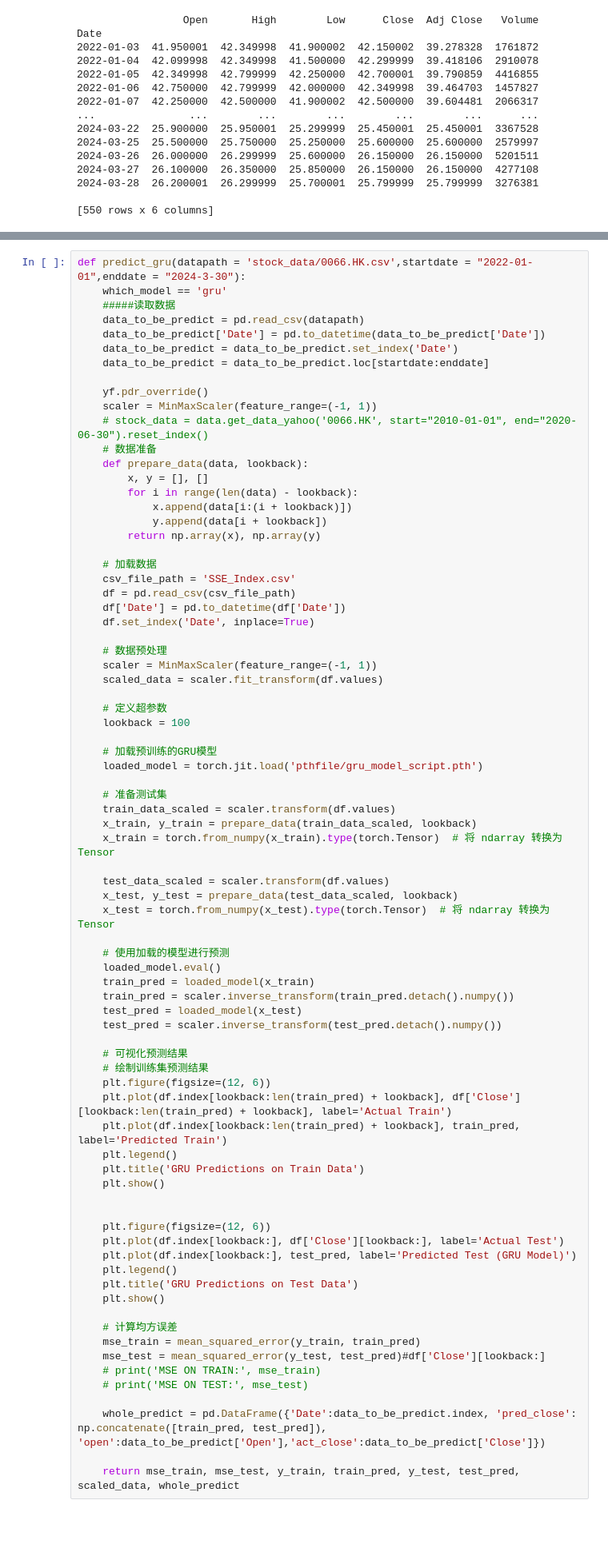
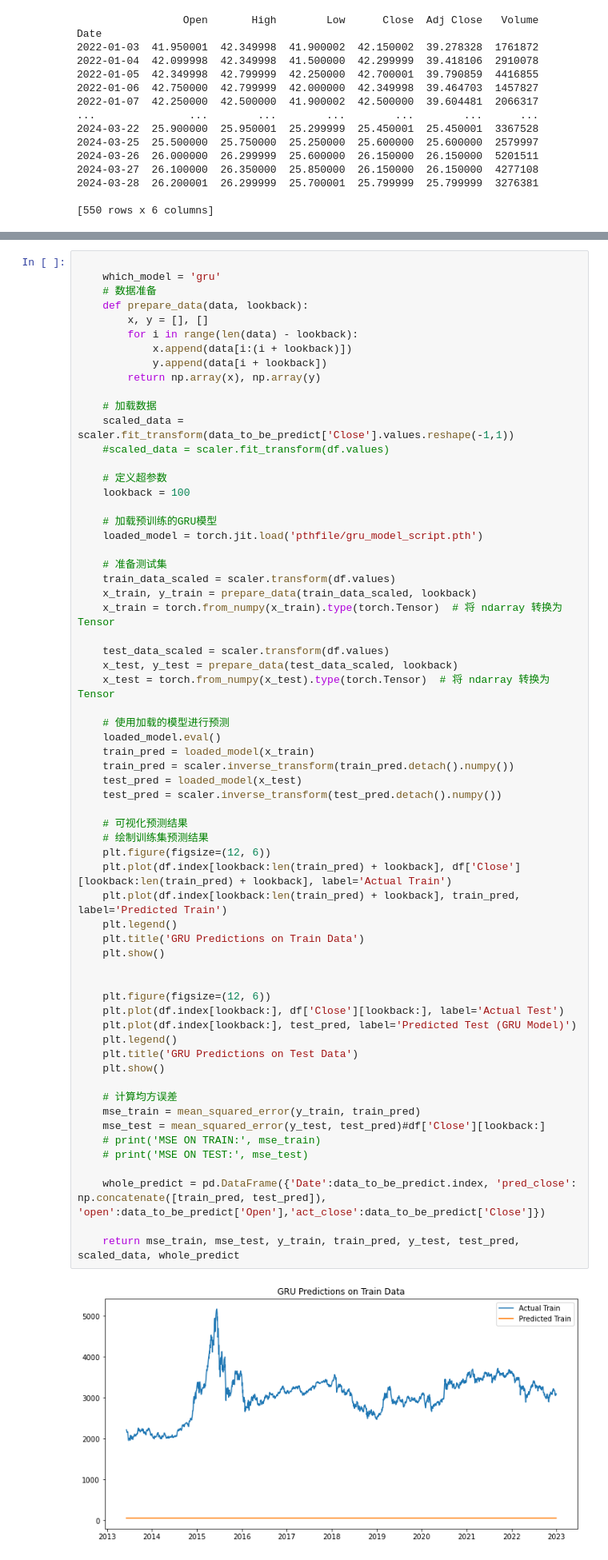
Before and after one commit to hyt27/Financial-Pridict-Modelling, a Jupyter notebook: 6.28/try_predict_test.ipynb, the cells around one changed output, grey strips where cells are left out. Shown at 80% size. Saved outputs shown, nothing was run; the diff lists cells and outputs as text; blank space fills up the shorter version.

```diff
--- a/6.28/try_predict_test.ipynb
+++ b/6.28/try_predict_test.ipynb
@@ -280,15 +397,6 @@ ValueError: X has 600 features, but SVR is expecting 100 features as input.
 # %%
-def predict_gru(datapath = 'stock_data/0066.HK.csv',startdate = "2022-01-01",enddate = "2024-3-30"):
-    which_model == 'gru'
-    #####读取数据
-    data_to_be_predict = pd.read_csv(datapath)
-    data_to_be_predict['Date'] = pd.to_datetime(data_to_be_predict['Date'])
-    data_to_be_predict = data_to_be_predict.set_index('Date')
-    data_to_be_predict = data_to_be_predict.loc[startdate:enddate]
 
-    yf.pdr_override()
-    scaler = MinMaxScaler(feature_range=(-1, 1))
-    # stock_data = data.get_data_yahoo('0066.HK', start="2010-01-01", end="2020-06-30").reset_index()
+    which_model = 'gru'
     # 数据准备
     def prepare_data(data, lookback):
         x, y = [], []
@@ -298,14 +406,8 @@ def predict_gru(datapath = 'stock_data/0066.HK.csv',startdate = "2022-01-01",end
         return np.array(x), np.array(y)
 
     # 加载数据
-    csv_file_path = 'SSE_Index.csv'
-    df = pd.read_csv(csv_file_path)
-    df['Date'] = pd.to_datetime(df['Date'])
-    df.set_index('Date', inplace=True)
-
-    # 数据预处理
-    scaler = MinMaxScaler(feature_range=(-1, 1))
-    scaled_data = scaler.fit_transform(df.values)
+    scaled_data = scaler.fit_transform(data_to_be_predict['Close'].values.reshape(-1,1))
+    #scaled_data = scaler.fit_transform(df.values)
 
     # 定义超参数
     lookback = 100
@@ -328,30 +430,32 @@ def predict_gru(datapath = 'stock_data/0066.HK.csv',startdate = "2022-01-01",end
     train_pred = scaler.inverse_transform(train_pred.detach().numpy())
     test_pred = loaded_model(x_test)
     test_pred = scaler.inverse_transform(test_pred.detach().numpy())
 
     # 可视化预测结果
     # 绘制训练集预测结果
     plt.figure(figsize=(12, 6))
     plt.plot(df.index[lookback:len(train_pred) + lookback], df['Close'][lookback:len(train_pred) + lookback], label='Actual Train')
     plt.plot(df.index[lookback:len(train_pred) + lookback], train_pred, label='Predicted Train')
     plt.legend()
     plt.title('GRU Predictions on Train Data')
     plt.show()
 
 
     plt.figure(figsize=(12, 6))
     plt.plot(df.index[lookback:], df['Close'][lookback:], label='Actual Test')
     plt.plot(df.index[lookback:], test_pred, label='Predicted Test (GRU Model)')
     plt.legend()
     plt.title('GRU Predictions on Test Data')
     plt.show()
 
     # 计算均方误差
     mse_train = mean_squared_error(y_train, train_pred)
     mse_test = mean_squared_error(y_test, test_pred)#df['Close'][lookback:]
     # print('MSE ON TRAIN:', mse_train)
     # print('MSE ON TEST:', mse_test)
 
     whole_predict = pd.DataFrame({'Date':data_to_be_predict.index, 'pred_close': np.concatenate([train_pred, test_pred]), 'open':data_to_be_predict['Open'],'act_close':data_to_be_predict['Close']})
 
     return mse_train, mse_test, y_train, train_pred, y_test, test_pred, scaled_data, whole_predict
+# %% [output]
+[figure, added]
```
Also changed, not shown: parts of 21 cells of this notebook, 8 other files.
